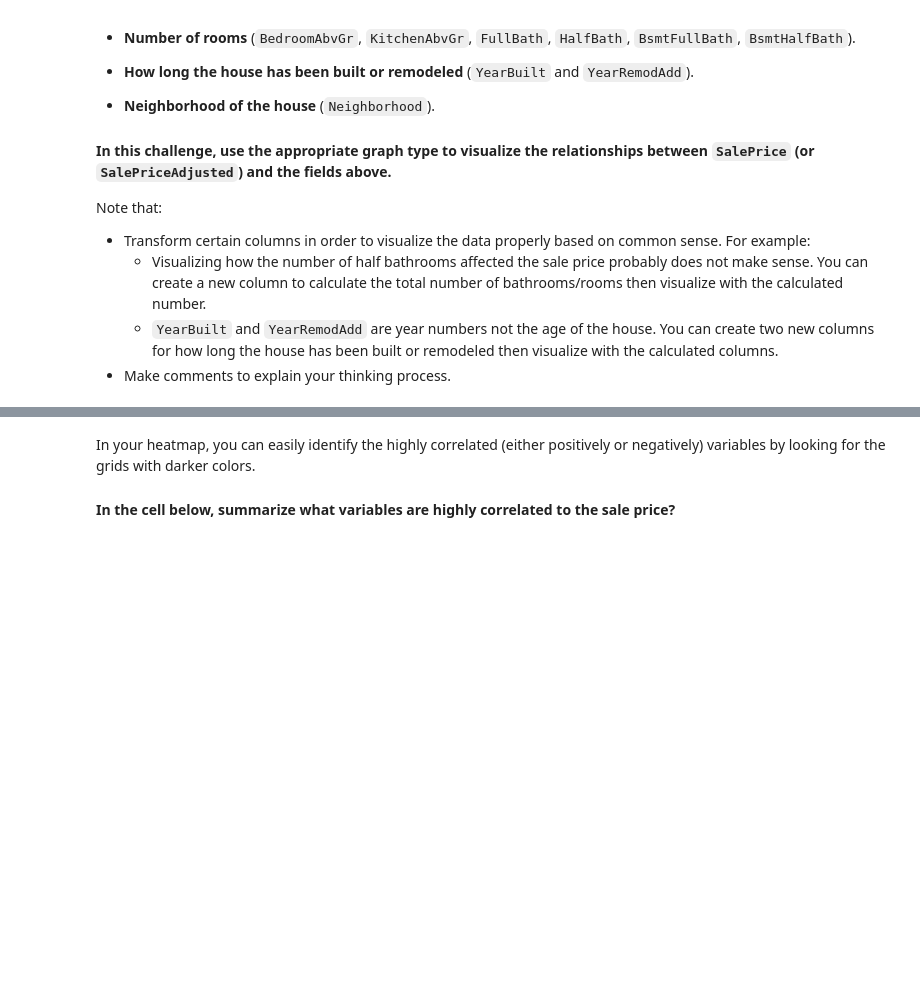
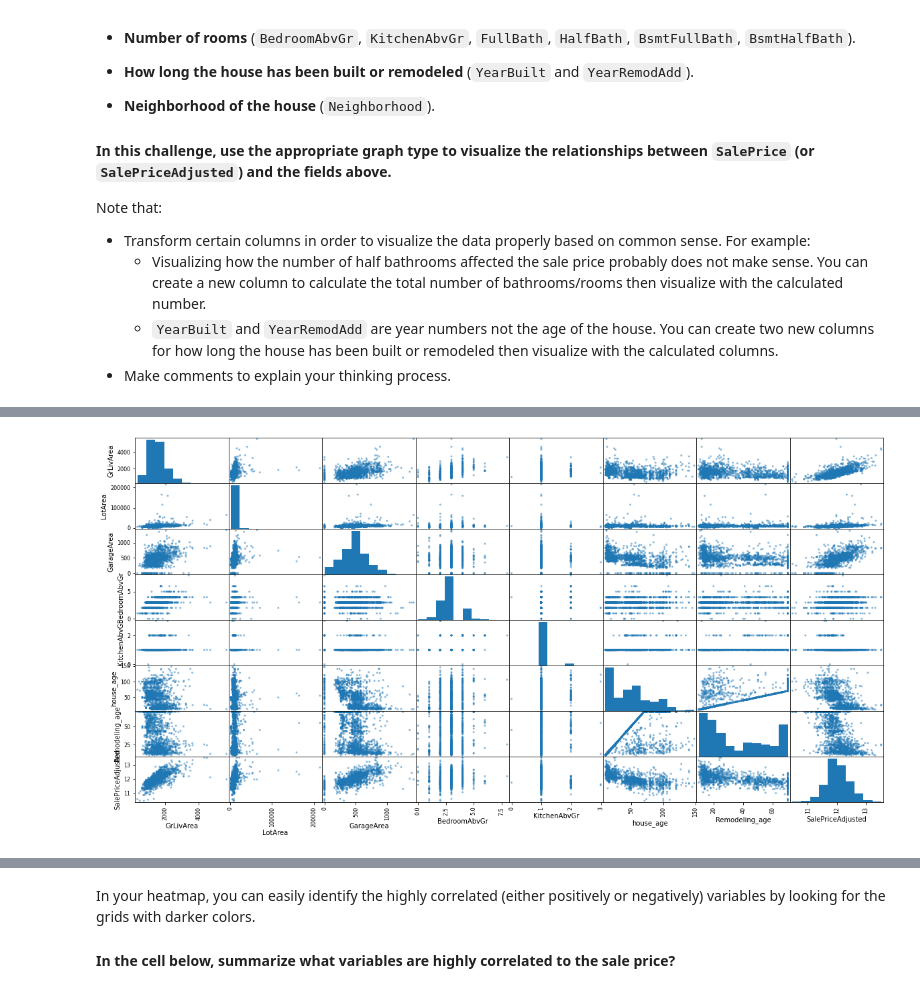
Before and after one commit to ta-data-bcn/lab-storytelling-data-visualization, a Jupyter notebook: your-code/main.ipynb, the cells around one changed output, grey strips where cells are left out. Drawn from its saved outputs; the diff is of its cells as text; code cells hidden in the pictures; blank space fills up the shorter version.

```diff
--- a/your-code/main.ipynb
+++ b/your-code/main.ipynb
@@ -62,0 +127,3 @@ Try applying various mathematical functions such as square root, power, and log
+# %%
+raw_data["SalePriceAdjusted"] = raw_data["SalePrice"].apply(lambda x: math.log(x))
+raw_data
@@ -87,0 +167,5 @@ Note that:
+# %%
+raw_data["Bath_per_room"] = (raw_data["FullBath"]+raw_data["HalfBath"]+raw_data["BsmtFullBath"]+raw_data["BsmtHalfBath"])/(raw_data["BedroomAbvGr"])
+raw_data["house_age"] = 2020-raw_data["YearBuilt"]
+raw_data["Remodeling_age"] = 2020-raw_data["YearRemodAdd"]
+raw_data
@@ -87,0 +186,3 @@ Note that:
+# %%
+data = raw_data[["GrLivArea","LotArea","GarageArea","BedroomAbvGr","KitchenAbvGr","Bath_per_room","house_age","Remodeling_age","Neighborhood","SalePriceAdjusted"]]
+data
@@ -88,3 +203,8 @@ Note that:
+# %%
+pd.plotting.scatter_matrix(data.drop(["Bath_per_room"], axis=1), figsize=(20,10))
+plt.show()
+# %% [output]
+[figure, added]
 # %% [markdown]
 ## Bonus Challenge 2 - Exploring Data with Correlation Heatmap
 
```
Also changed, not shown: parts of 29 cells of this notebook.
